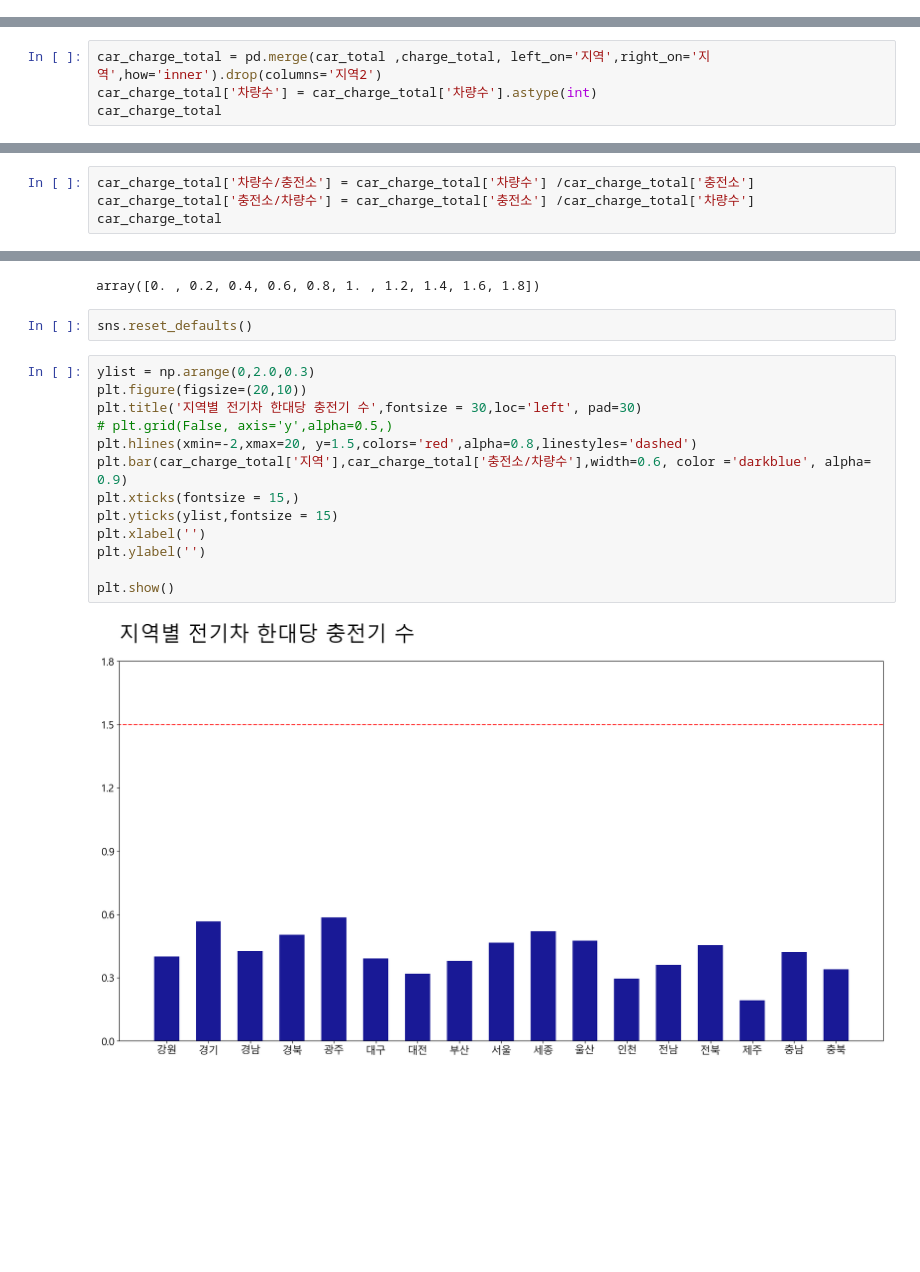
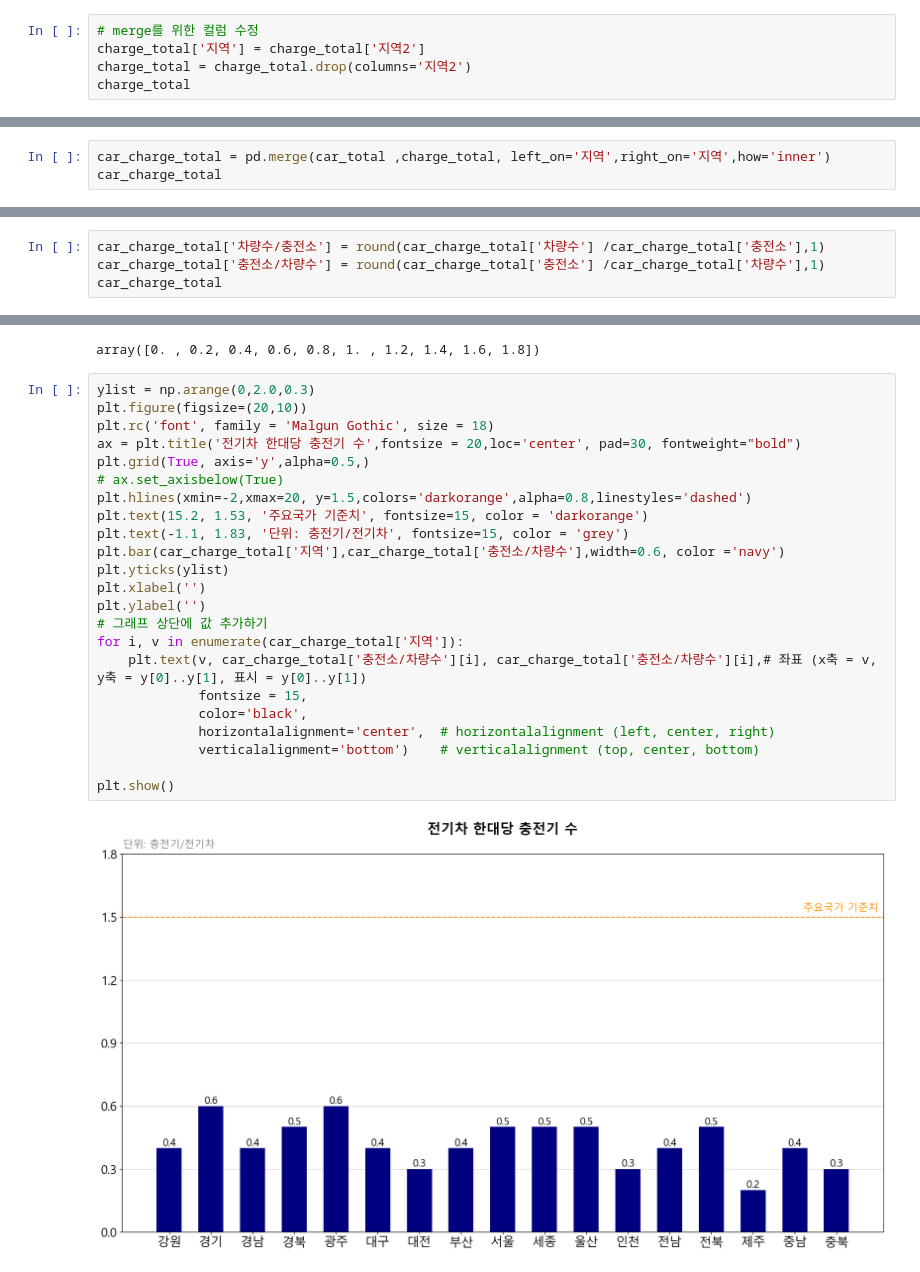
Before and after one commit to JBindio/StudyPython, a Jupyter notebook: 06.project/eletronic00.ipynb, the cells around one changed output, grey strips where cells are left out. Saved outputs shown, nothing was run; the diff lists cells and outputs as text; blank space fills up the shorter version.

```diff
--- a/06.project/eletronic00.ipynb
+++ b/06.project/eletronic00.ipynb
@@ -213,3 +234,8 @@ charge_total
 | 14 | 제주특별자치도 | 5230 | 제주 |
 | 15 | 충청남도 | 5355 | 충남 |
 | 16 | 충청북도 | 3801 | 충북 |
+# %%
+# merge를 위한 컬럼 수정
+charge_total['지역'] = charge_total['지역2']
+charge_total = charge_total.drop(columns='지역2')
+charge_total
@@ -216,6 +261,5 @@ charge_total
 # %%
-car_charge_total = pd.merge(car_total ,charge_total, left_on='지역',right_on='지역',how='inner').drop(columns='지역2')
-car_charge_total['차량수'] = car_charge_total['차량수'].astype(int)
+car_charge_total = pd.merge(car_total ,charge_total, left_on='지역',right_on='지역',how='inner')
 car_charge_total
 # %% [output]
 |  | 지역 | 차량수 | 충전소 |
@@ -239,6 +305,6 @@ car_charge_total
 # %%
-car_charge_total['차량수/충전소'] = car_charge_total['차량수'] /car_charge_total['충전소']
-car_charge_total['충전소/차량수'] = car_charge_total['충전소'] /car_charge_total['차량수']
+car_charge_total['차량수/충전소'] = round(car_charge_total['차량수'] /car_charge_total['충전소'],1)
+car_charge_total['충전소/차량수'] = round(car_charge_total['충전소'] /car_charge_total['차량수'],1)
 car_charge_total
 # %% [output]
 |  | 지역 | 차량수 | 충전소 | 차량수/충전소 | 충전소/차량수 |
@@ -263,20 +336,28 @@ car_charge_total
 np.arange(0,2,0.2)
 # %% [output]
 array([0. , 0.2, 0.4, 0.6, 0.8, 1. , 1.2, 1.4, 1.6, 1.8])
-# %%
-sns.reset_defaults()
 # %%
 ylist = np.arange(0,2.0,0.3)
 plt.figure(figsize=(20,10))
-plt.title('지역별 전기차 한대당 충전기 수',fontsize = 30,loc='left', pad=30)
-# plt.grid(False, axis='y',alpha=0.5,)
-plt.hlines(xmin=-2,xmax=20, y=1.5,colors='red',alpha=0.8,linestyles='dashed')
-plt.bar(car_charge_total['지역'],car_charge_total['충전소/차량수'],width=0.6, color ='darkblue', alpha= 0.9)
-plt.xticks(fontsize = 15,)
-plt.yticks(ylist,fontsize = 15)
+plt.rc('font', family = 'Malgun Gothic', size = 18)
+ax = plt.title('전기차 한대당 충전기 수',fontsize = 20,loc='center', pad=30, fontweight="bold")
+plt.grid(True, axis='y',alpha=0.5,)
+# ax.set_axisbelow(True)
+plt.hlines(xmin=-2,xmax=20, y=1.5,colors='darkorange',alpha=0.8,linestyles='dashed')
+plt.text(15.2, 1.53, '주요국가 기준치', fontsize=15, color = 'darkorange')
+plt.text(-1.1, 1.83, '단위: 충전기/전기차', fontsize=15, color = 'grey')
+plt.bar(car_charge_total['지역'],car_charge_total['충전소/차량수'],width=0.6, color ='navy')
+plt.yticks(ylist)
 plt.xlabel('')
 plt.ylabel('')
+# 그래프 상단에 값 추가하기
+for i, v in enumerate(car_charge_total['지역']):
+    plt.text(v, car_charge_total['충전소/차량수'][i], car_charge_total['충전소/차량수'][i],# 좌표 (x축 = v, y축 = y[0]..y[1], 표시 = y[0]..y[1])
+             fontsize = 15,
+             color='black',
+             horizontalalignment='center',  # horizontalalignment (left, center, right)
+             verticalalignment='bottom')    # verticalalignment (top, center, bottom)
 
 plt.show()
 # %% [output]
-[figure, old version]
+[figure, new version]
```
Also changed, not shown: parts of 8 cells of this notebook, 28 other files.
